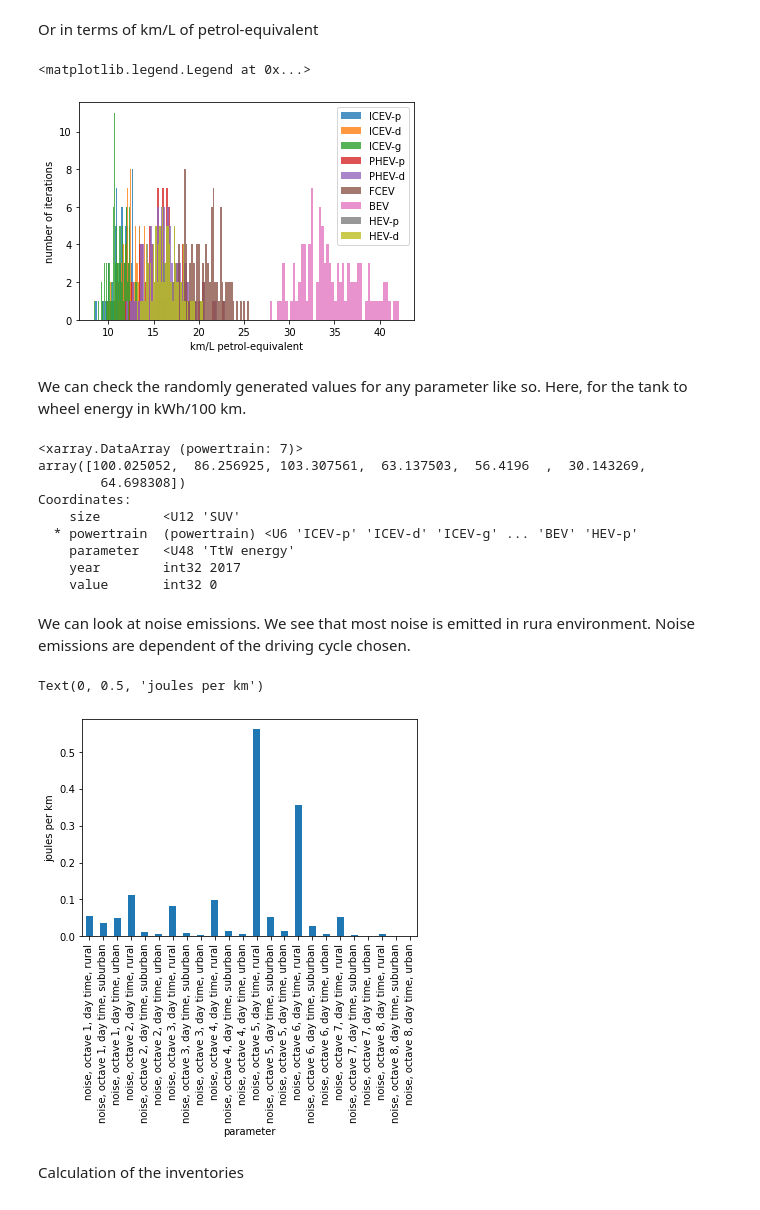
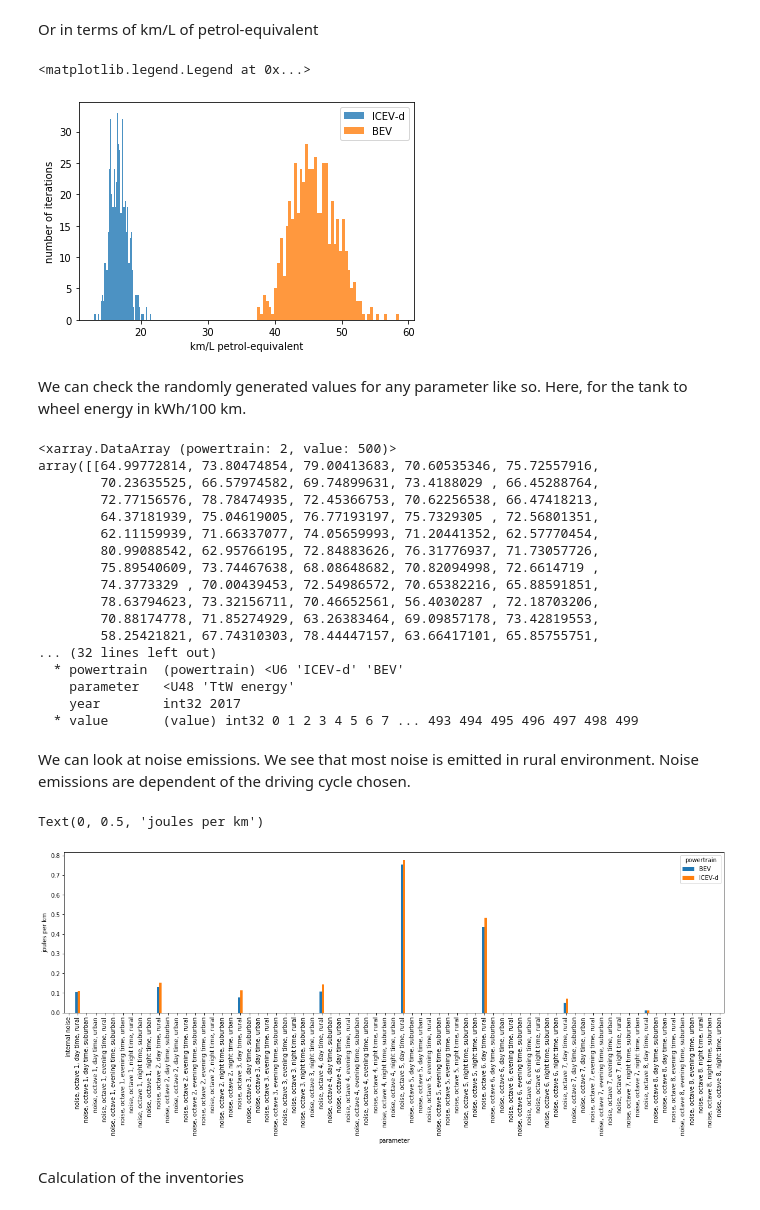
Before and after one commit to romainsacchi/carculator, a Jupyter notebook: examples/Examples.ipynb, the cells around one changed output. Saved outputs shown, nothing was run; the diff lists cells and outputs as text; code cells hidden in the pictures.

Commit message:
Adds possibility to narrown down scope of calculation from teh beginning
The scope can be narrowed from the loading of the input parameters array.
Calculating all vehicles is sometimes not necessary.

```diff
--- a/examples/Examples.ipynb
+++ b/examples/Examples.ipynb
@@ -317,11 +340,16 @@ plt.legend()
 Or in terms of km/L of petrol-equivalent
 # %%
 cip = CarInputParameters()
-cip.stochastic(100)
-dcts, array = fill_xarray_from_input_parameters(cip)
+cip.stochastic(500)
+#cip.static()
+dcts, array = fill_xarray_from_input_parameters(cip,
+                                                scope={"powertrain":["ICEV-d", "BEV"],
+                                                       "size":["Lower medium"],
+                                                       "year":[2017]})
+#dcts, array = fill_xarray_from_input_parameters(cip)
 cm = CarModel(array, cycle='WLTC 3.4')
 cm.set_all()
-TtW_energy = 1 / (cm.array.sel(size='SUV', year=2017, parameter='TtW energy') / 42000) # assuming 42 MJ/L petrol
+TtW_energy = 1 / (cm.array.sel(size='Lower medium', year=2017, parameter='TtW energy') / 42000) # assuming 42 MJ/L petrol
 
 l_powertrains = TtW_energy.powertrain
 [plt.hist(e, bins=50, alpha=.8, label=e.powertrain.values) for e in TtW_energy]
@@ -330,32 +358,40 @@ plt.ylabel('number of iterations')
 plt.legend()
 # %% [output]
 <matplotlib.legend.Legend at 0x...>
-[figure, old version]
+[figure, new version]
 # %% [markdown]
 We can check the randomly generated values for any parameter like so. Here, for the tank to wheel energy in kWh/100 km.
 # %%
-cm.array.sel(size='SUV', year=2017, parameter='TtW energy', value=0) * 1/3600 * 100
+cm.array.sel(size='Lower medium', year=2017, parameter='TtW energy') * 1/3600 * 100
 # %% [output]
-<xarray.DataArray (powertrain: 7)>
-array([100.025052,  86.256925, 103.307561,  63.137503,  56.4196  ,  30.143269,
-        64.698308])
-Coordinates:
-    size        <U12 'SUV'
-  * powertrain  (powertrain) <U6 'ICEV-p' 'ICEV-d' 'ICEV-g' ... 'BEV' 'HEV-p'
+<xarray.DataArray (powertrain: 2, value: 500)>
+array([[64.99772814, 73.80474854, 79.00413683, 70.60535346, 75.72557916,
+        70.23635525, 66.57974582, 69.74899631, 73.4188029 , 66.45288764,
+        72.77156576, 78.78474935, 72.45366753, 70.62256538, 66.47418213,
+        64.37181939, 75.04619005, 76.77193197, 75.7329305 , 72.56801351,
+        62.11159939, 71.66337077, 74.05659993, 71.20441352, 62.57770454,
+        80.99088542, 62.95766195, 72.84883626, 76.31776937, 71.73057726,
+        75.89540609, 73.74467638, 68.08648682, 70.82094998, 72.6614719 ,
+        74.3773329 , 70.00439453, 72.54986572, 70.65382216, 65.88591851,
+        78.63794623, 73.32156711, 70.46652561, 56.4030287 , 72.18703206,
+        70.88174778, 71.85274929, 63.26383464, 69.09857178, 73.42819553,
+        58.25421821, 67.74310303, 78.44447157, 63.66417101, 65.85755751,
+... (32 lines left out)
+  * powertrain  (powertrain) <U6 'ICEV-d' 'BEV'
     parameter   <U48 'TtW energy'
     year        int32 2017
-    value       int32 0
+  * value       (value) int32 0 1 2 3 4 5 6 7 ... 493 494 495 496 497 498 499
 # %% [markdown]
-We can look at noise emissions. We see that most noise is emitted in rura environment. Noise emissions are dependent of the driving cycle chosen.
+We can look at noise emissions. We see that most noise is emitted in rural environment. Noise emissions are dependent of the driving cycle chosen.
 # %%
 list_param = list(cm.array.parameter.values)
 noise_emissions = [x for x in list_param if 'noise' in x]
-data = cm.array.sel(parameter=noise_emissions, year=2017, size='Van', powertrain='ICEV-p', value=0)\
-    .to_dataframe(name='noise emissions')['noise emissions']
-data[data>0].plot(kind='bar')
+data = cm.array.sel(parameter=noise_emissions, year=2017, size='Lower medium', value=0)\
+    .to_dataframe(name='noise emissions').unstack()['noise emissions'].T
+data[data>0].plot(kind='bar', figsize=(20, 5))
 plt.ylabel('joules per km')
 # %% [output]
 Text(0, 0.5, 'joules per km')
-[figure, old version]
+[figure, new version]
 # %% [markdown]
 Calculation of the inventories
```
Also changed, not shown: parts of 29 cells of this notebook, 3 other files.
